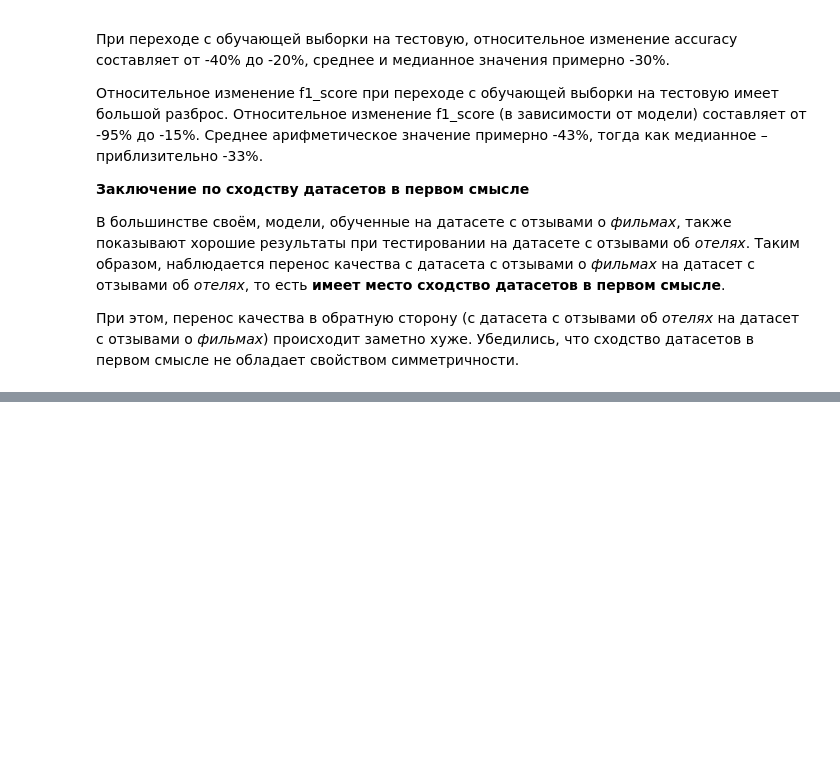
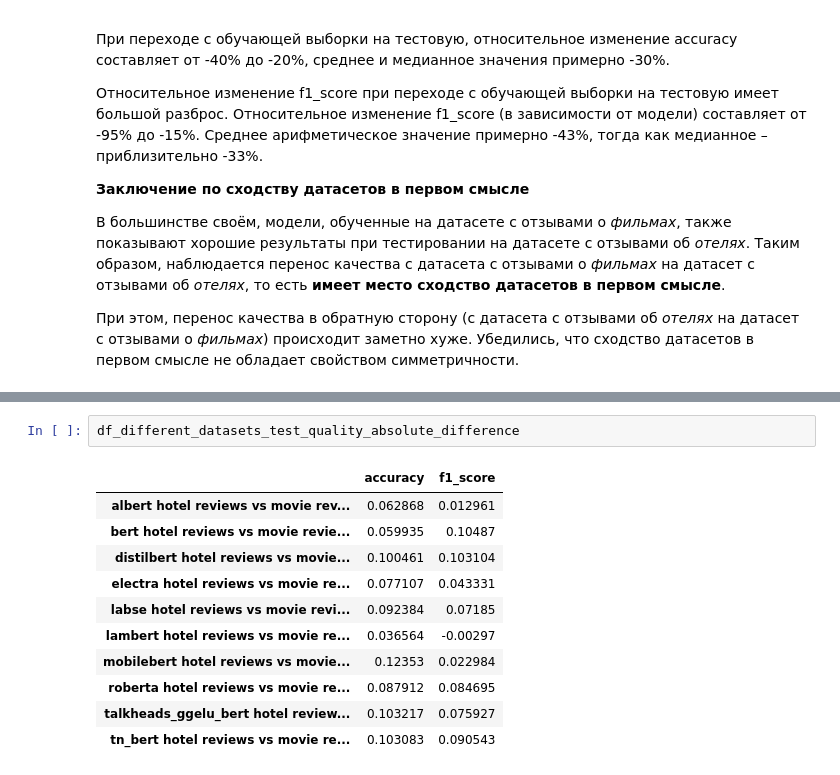
Before and after one commit to Oleg13Kopylov/comparing_datasets, a Jupyter notebook: results_of_first_series_of_experiments.ipynb, the cells around one changed output, grey strips where cells are left out. Drawn from its saved outputs; the diff is of its cells as text; blank space fills up the shorter version.

```diff
--- a/results_of_first_series_of_experiments.ipynb
+++ b/results_of_first_series_of_experiments.ipynb
@@ -1037,0 +1083,14 @@ f1_score принимает значения от 0.65 до 0.84, среднее
+# %%
+df_different_datasets_test_quality_absolute_difference
+# %% [output]
+|  | accuracy | f1_score |
+| albert hotel reviews vs movie rev... | 0.062868 | 0.012961 |
+| bert hotel reviews vs movie revie... | 0.059935 | 0.10487 |
+| distilbert hotel reviews vs movie... | 0.100461 | 0.103104 |
+| electra hotel reviews vs movie re... | 0.077107 | 0.043331 |
+| labse hotel reviews vs movie revi... | 0.092384 | 0.07185 |
+| lambert hotel reviews vs movie re... | 0.036564 | -0.00297 |
+| mobilebert hotel reviews vs movie... | 0.12353 | 0.022984 |
+| roberta hotel reviews vs movie re... | 0.087912 | 0.084695 |
+| talkheads_ggelu_bert hotel review... | 0.103217 | 0.075927 |
+| tn_bert hotel reviews vs movie re... | 0.103083 | 0.090543 |
```
Also changed, not shown: parts of 15 cells of this notebook, 1 other file.
